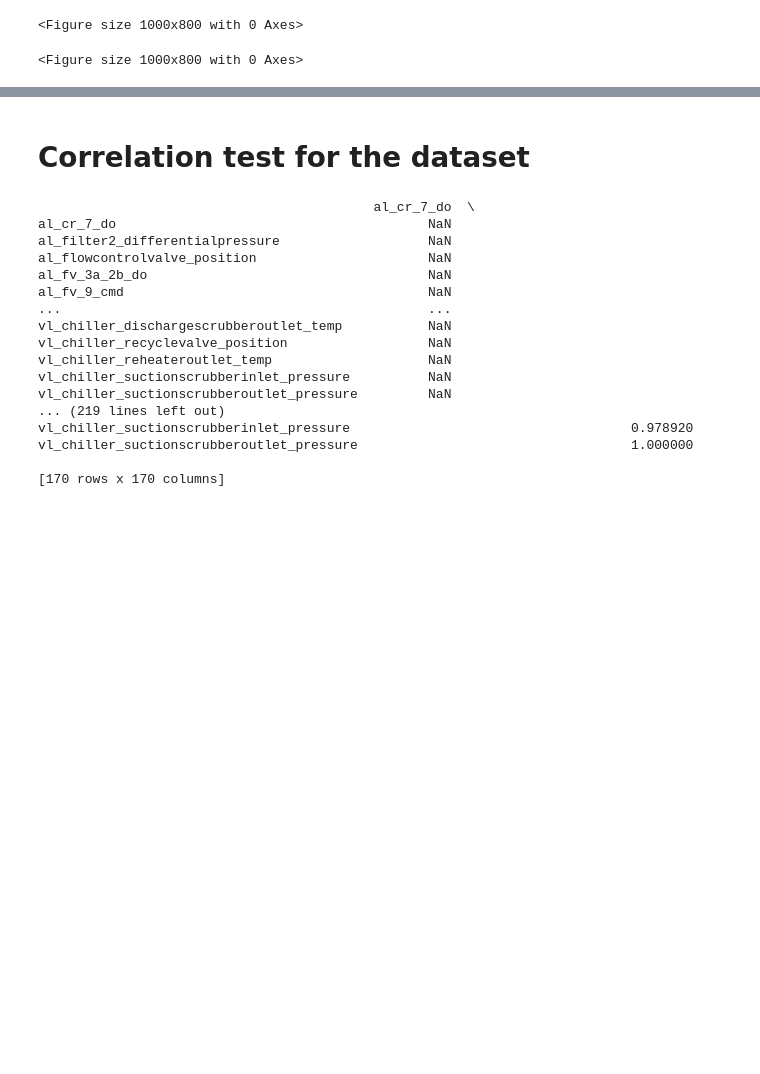
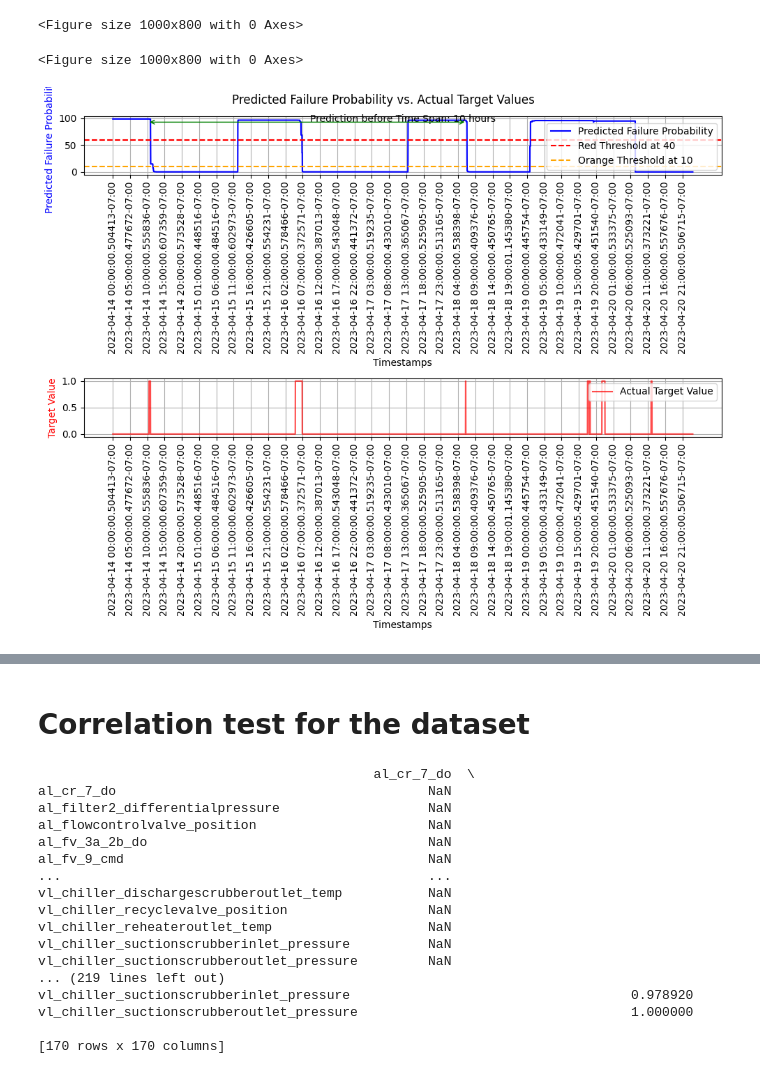
Before and after one commit to Amal-Baby-seqato/ML, a Jupyter notebook: Reportwithcorrelation.ipynb, the cells around one changed output, grey strips where cells are left out. Drawn from its saved outputs; the diff is of its cells as text; code cells hidden in the pictures; blank space fills up the shorter version.

```diff
--- a/Reportwithcorrelation.ipynb
+++ b/Reportwithcorrelation.ipynb
@@ -548,3 +591,73 @@ for i in range(len(max_probs)):
         #print(window_start,window_end)
         #print(predictions[window_start+1:window_end+10])
         max_probs[i] = np.max(predictions[window_start:window_end+1])  # Calculate the maximum for non-empty windows
+# %%
+import matplotlib.pyplot as plt
+
+# Assuming 'target' is the column containing actual target values
+
+plt.figure(figsize=(10, 8))  # Increase the figure height to accommodate two subplots
+
+# Ensure predictions are scaled to a meaningful range (e.g., 0-700%)
+
+predictions_scaled = max_probs * 100
+
+# Create the first subplot for predicted probability
+
+plt.subplot(2, 1, 1)  # (rows, columns, subplot_index)
+
+start_idx = 0
+
+end_idx = 15000
+
+plt.plot(time.iloc[start_idx:end_idx], predictions_scaled[start_idx:end_idx], color='blue', label='Predicted Failure Probability')
+
+plt.axhline(y=60, color='red', linestyle='--', label='Red Threshold at 40')
+
+plt.axhline(y=10, color='orange', linestyle='--', label='Orange Threshold at 10')
+
+plt.ylabel('Predicted Failure Probability', color='blue')
+
+plt.xlabel("Timestamps")
+
+plt.xticks(time.iloc[start_idx:].values[::300], rotation=90)  # Set x-ticks with a step of 300 and rotate labels
+
+# Add the double-sided arrow for the time span
+
+arrow_x_start = 0.1
+arrow_x_end = 0.6
+arrow_y = 0.9
+text_y = arrow_y + 0.01  # Raise the text slightly above the arrow
+
+plt.annotate('Prediction before Time Span: 10 hours', xy=(0.5, text_y), xycoords='axes fraction', ha='center', fontsize=10)
+
+plt.annotate('', xy=(arrow_x_start, arrow_y), xytext=(arrow_x_end, arrow_y), xycoords='axes fraction', textcoords='axes fraction',
+             arrowprops=dict(arrowstyle='<->', color='green'))
+plt.legend()
+
+plt.grid(True)
+
+# Create the second subplot for actual target values
+
+plt.subplot(2, 1, 2)  # (rows, columns, subplot_index)
+
+plt.plot(time.iloc[start_idx:end_idx], actual_targets[start_idx:end_idx], color='red', label='Actual Target Value', alpha=0.7)
+
+plt.ylabel('Target Value', color='red')
+
+plt.xlabel("Timestamps")
+
+plt.xticks(time.iloc[start_idx:].values[::300], rotation=90)  # Set x-ticks with a step of 300 and rotate labels
+
+plt.legend()
+
+plt.grid(True)
+
+
+plt.suptitle("Predicted Failure Probability vs. Actual Target Values")  # Add an overall title
+
+plt.tight_layout()  # Adjust spacing between subplots
+
+plt.show()
+# %% [output]
+[figure, added]
```
Also changed, not shown: parts of 18 cells of this notebook.
